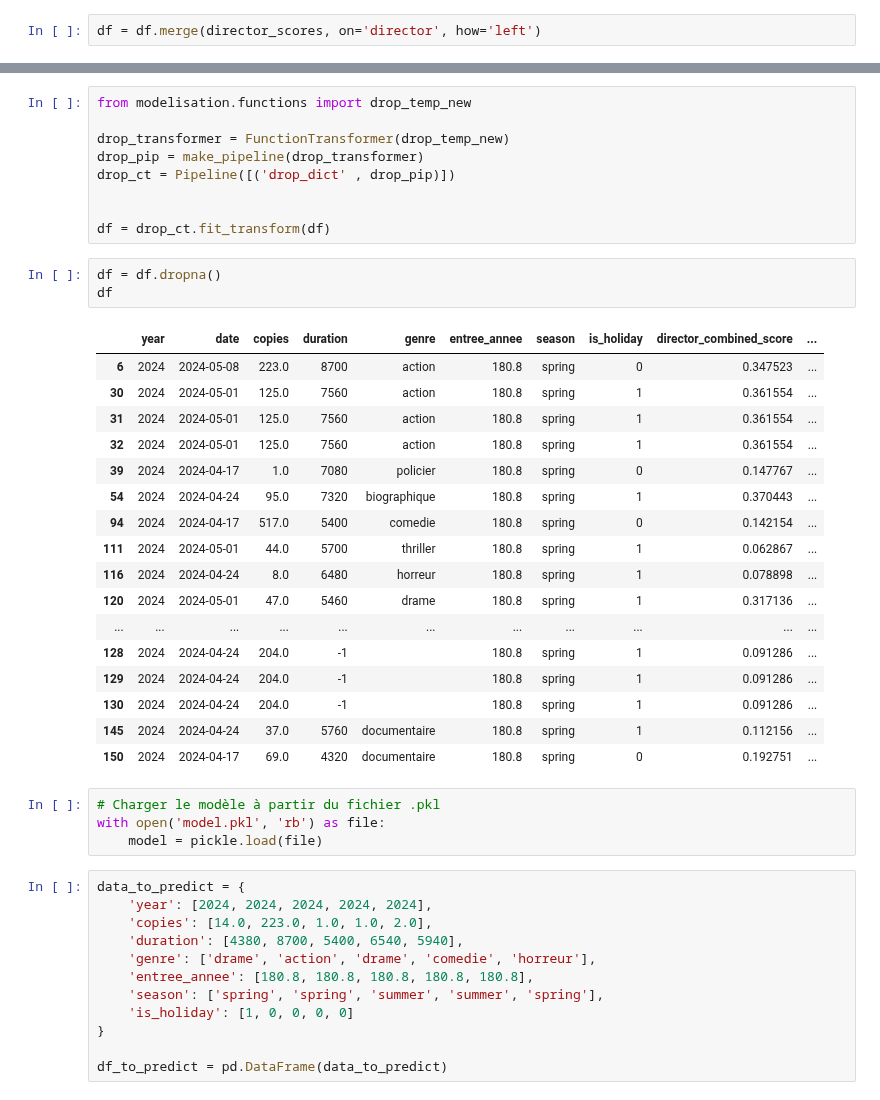
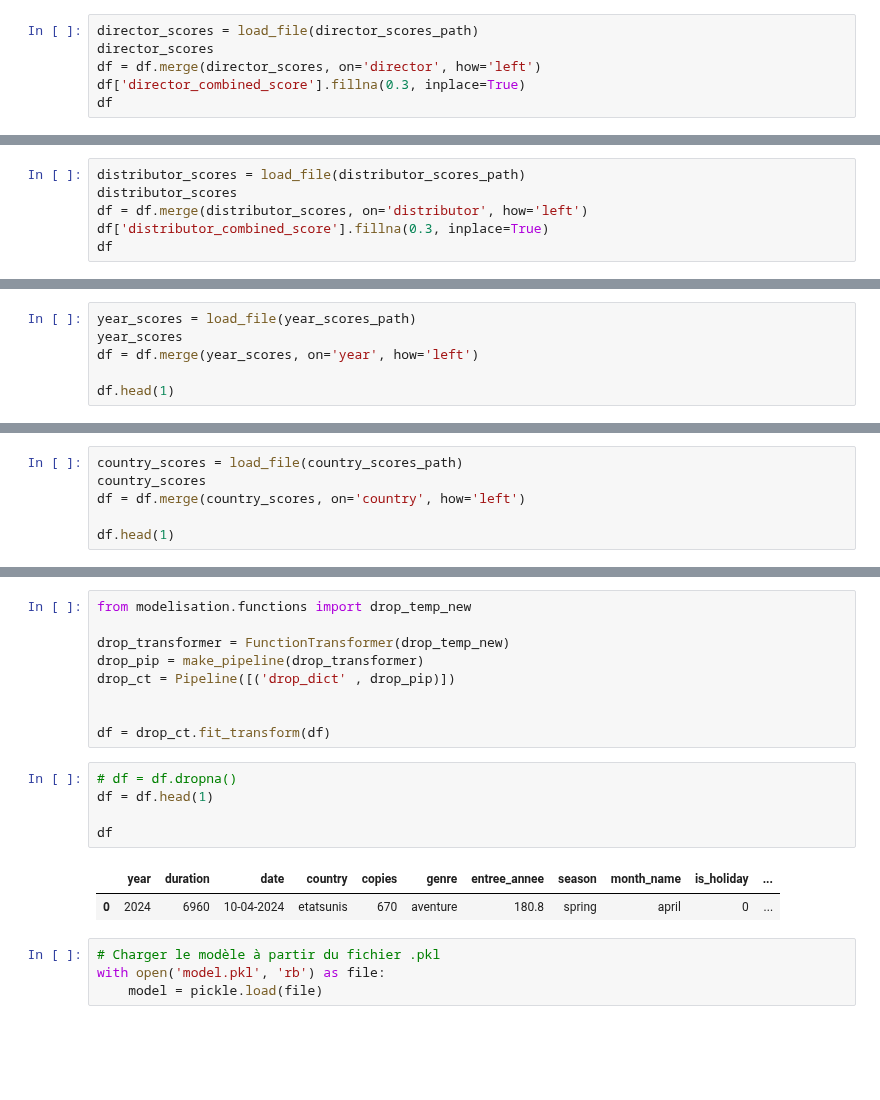
Before and after one commit to AFlo59/Brief_Popularity_Film, a Jupyter notebook: modelisation/model2.ipynb, the cells around one changed output, grey strips where cells are left out. Cells and saved outputs as stored; diff of their text form; blank space fills up the shorter version.

```diff
--- a/modelisation/model2.ipynb
+++ b/modelisation/model2.ipynb
@@ -172,2 +113,6 @@ director_scores
 # %%
+director_scores = load_file(director_scores_path)
+director_scores
 df = df.merge(director_scores, on='director', how='left')
+df['director_combined_score'].fillna(0.3, inplace=True)
+df
@@ -173,0 +128,6 @@ df = df.merge(director_scores, on='director', how='left')
+# %%
+distributor_scores = load_file(distributor_scores_path)
+distributor_scores
+df = df.merge(distributor_scores, on='distributor', how='left')
+df['distributor_combined_score'].fillna(0.3, inplace=True)
+df
@@ -173,0 +143,6 @@ df = df.merge(director_scores, on='director', how='left')
+# %%
+year_scores = load_file(year_scores_path)
+year_scores
+df = df.merge(year_scores, on='year', how='left')
+
+df.head(1)
@@ -173,0 +152,6 @@ df = df.merge(director_scores, on='director', how='left')
+# %%
+country_scores = load_file(country_scores_path)
+country_scores
+df = df.merge(country_scores, on='country', how='left')
+
+df.head(1)
@@ -213,39 +194,14 @@ drop_ct = Pipeline([('drop_dict' , drop_pip)])
 
 df = drop_ct.fit_transform(df)
 # %%
-df = df.dropna()
+# df = df.dropna()
+df = df.head(1)
+
 df
 # %% [output]
-|  | year | date | copies | duration | genre | entree_annee | season | is_holiday | director_combined_score | ... |
-| 6 | 2024 | 2024-05-08 | 223.0 | 8700 | action | 180.8 | spring | 0 | 0.347523 | ... |
-| 30 | 2024 | 2024-05-01 | 125.0 | 7560 | action | 180.8 | spring | 1 | 0.361554 | ... |
-| 31 | 2024 | 2024-05-01 | 125.0 | 7560 | action | 180.8 | spring | 1 | 0.361554 | ... |
-| 32 | 2024 | 2024-05-01 | 125.0 | 7560 | action | 180.8 | spring | 1 | 0.361554 | ... |
-| 39 | 2024 | 2024-04-17 | 1.0 | 7080 | policier | 180.8 | spring | 0 | 0.147767 | ... |
-| 54 | 2024 | 2024-04-24 | 95.0 | 7320 | biographique | 180.8 | spring | 1 | 0.370443 | ... |
-| 94 | 2024 | 2024-04-17 | 517.0 | 5400 | comedie | 180.8 | spring | 0 | 0.142154 | ... |
-| 111 | 2024 | 2024-05-01 | 44.0 | 5700 | thriller | 180.8 | spring | 1 | 0.062867 | ... |
-| 116 | 2024 | 2024-04-24 | 8.0 | 6480 | horreur | 180.8 | spring | 1 | 0.078898 | ... |
-| 120 | 2024 | 2024-05-01 | 47.0 | 5460 | drame | 180.8 | spring | 1 | 0.317136 | ... |
-| ... | ... | ... | ... | ... | ... | ... | ... | ... | ... | ... |
-| 128 | 2024 | 2024-04-24 | 204.0 | -1 |  | 180.8 | spring | 1 | 0.091286 | ... |
-| 129 | 2024 | 2024-04-24 | 204.0 | -1 |  | 180.8 | spring | 1 | 0.091286 | ... |
-| 130 | 2024 | 2024-04-24 | 204.0 | -1 |  | 180.8 | spring | 1 | 0.091286 | ... |
-| 145 | 2024 | 2024-04-24 | 37.0 | 5760 | documentaire | 180.8 | spring | 1 | 0.112156 | ... |
-| 150 | 2024 | 2024-04-17 | 69.0 | 4320 | documentaire | 180.8 | spring | 0 | 0.192751 | ... |
+|  | year | duration | date | country | copies | genre | entree_annee | season | month_name | is_holiday | ... |
+| 0 | 2024 | 6960 | 10-04-2024 | etatsunis | 670 | aventure | 180.8 | spring | april | 0 | ... |
 # %%
 # Charger le modèle à partir du fichier .pkl
 with open('model.pkl', 'rb') as file:
     model = pickle.load(file)
-# %%
-data_to_predict = {
-    'year': [2024, 2024, 2024, 2024, 2024],
-    'copies': [14.0, 223.0, 1.0, 1.0, 2.0],
-    'duration': [4380, 8700, 5400, 6540, 5940],
-    'genre': ['drame', 'action', 'drame', 'comedie', 'horreur'],
-    'entree_annee': [180.8, 180.8, 180.8, 180.8, 180.8],
-    'season': ['spring', 'spring', 'summer', 'summer', 'spring'],
-    'is_holiday': [1, 0, 0, 0, 0]
-}
-
-df_to_predict = pd.DataFrame(data_to_predict)
```
Also changed, not shown: parts of 16 cells of this notebook, 3 other files.
